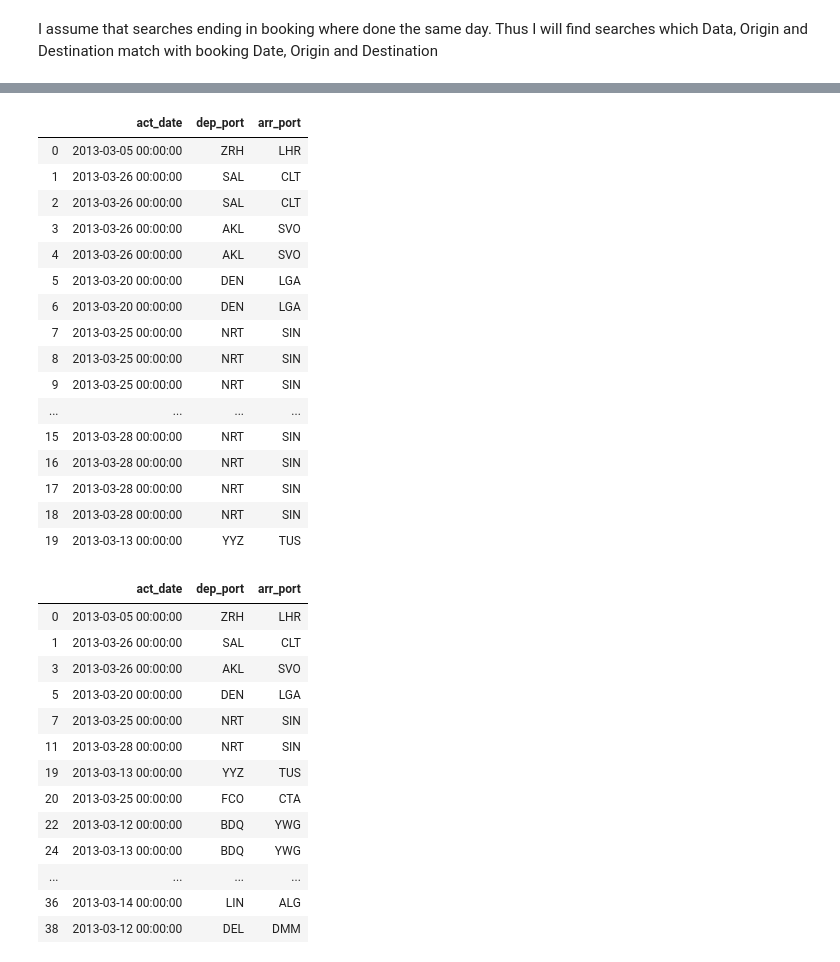
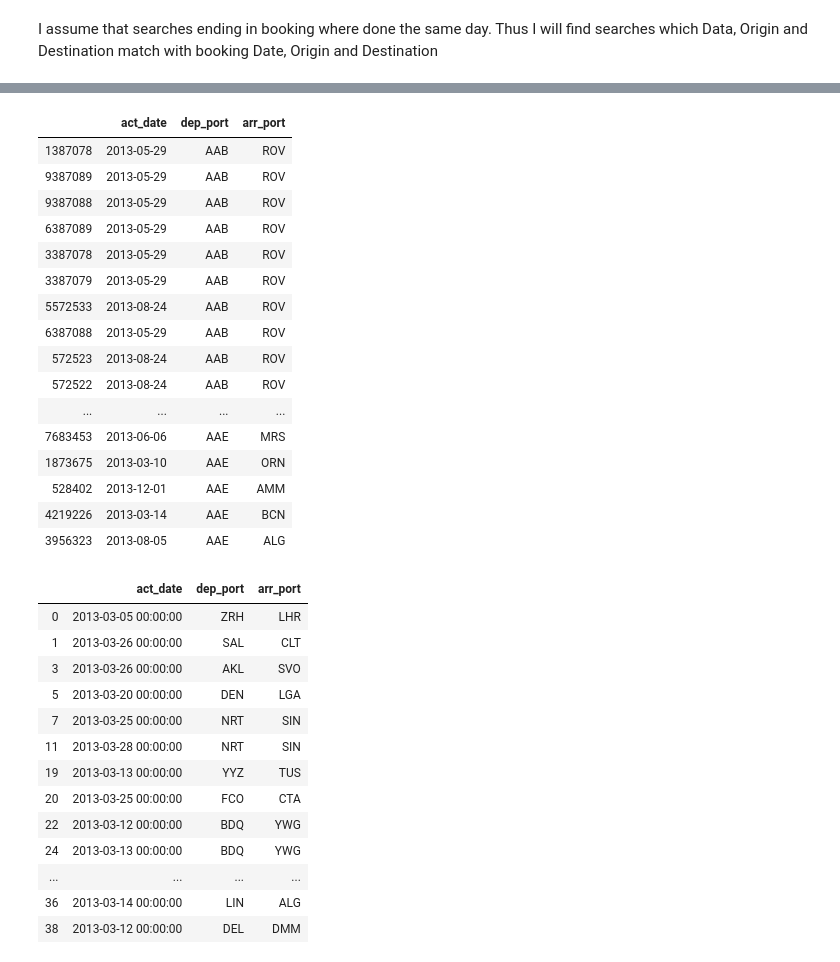
Before and after one commit to angelrps/MasterDataScience, a Jupyter notebook: 200111_DataScienceChallenge/Amadeus_Challenge_Test.ipynb, the cells around one changed output, grey strips where cells are left out. Drawn from its saved outputs; the diff is of its cells as text; code cells hidden in the pictures.

```diff
--- a/200111_DataScienceChallenge/Amadeus_Challenge_Test.ipynb
+++ b/200111_DataScienceChallenge/Amadeus_Challenge_Test.ipynb
@@ -208,5 +209,6 @@ dfsearches.head()
 I assume that searches ending in booking where done the same day. Thus I will find searches which Data, Origin and Destination match with booking Date, Origin and Destination
 # %%
 bookingsShort = dfbookings[['act_date           ','dep_port', 'arr_port']]
-bookingsShort.sort_values(by=['dep_port'])
+bookingsShort['act_date           '] = bookingsShort['act_date           '].str[:10]
+c = bookingsShort.sort_values(by=['dep_port'])
 # %% [output]
@@ -226,23 +219,23 @@ bookingsShort.sort_values(by=['dep_port'])
-# %%
-bookingsShort.head(20)
-# %% [output]
-|  | act_date | dep_port | arr_port |
-| 0 | 2013-03-05 00:00:00 | ZRH | LHR |
-| 1 | 2013-03-26 00:00:00 | SAL | CLT |
-| 2 | 2013-03-26 00:00:00 | SAL | CLT |
-| 3 | 2013-03-26 00:00:00 | AKL | SVO |
-| 4 | 2013-03-26 00:00:00 | AKL | SVO |
-| 5 | 2013-03-20 00:00:00 | DEN | LGA |
-| 6 | 2013-03-20 00:00:00 | DEN | LGA |
-| 7 | 2013-03-25 00:00:00 | NRT | SIN |
-| 8 | 2013-03-25 00:00:00 | NRT | SIN |
-| 9 | 2013-03-25 00:00:00 | NRT | SIN |
-| ... | ... | ... | ... |
-| 15 | 2013-03-28 00:00:00 | NRT | SIN |
-| 16 | 2013-03-28 00:00:00 | NRT | SIN |
-| 17 | 2013-03-28 00:00:00 | NRT | SIN |
-| 18 | 2013-03-28 00:00:00 | NRT | SIN |
-| 19 | 2013-03-13 00:00:00 | YYZ | TUS |
+# %%
+c.head(50)
+# %% [output]
+|  | act_date | dep_port | arr_port |
+| 1387078 | 2013-05-29 | AAB | ROV |
+| 9387089 | 2013-05-29 | AAB | ROV |
+| 9387088 | 2013-05-29 | AAB | ROV |
+| 6387089 | 2013-05-29 | AAB | ROV |
+| 3387078 | 2013-05-29 | AAB | ROV |
+| 3387079 | 2013-05-29 | AAB | ROV |
+| 5572533 | 2013-08-24 | AAB | ROV |
+| 6387088 | 2013-05-29 | AAB | ROV |
+| 572523 | 2013-08-24 | AAB | ROV |
+| 572522 | 2013-08-24 | AAB | ROV |
+| ... | ... | ... | ... |
+| 7683453 | 2013-06-06 | AAE | MRS |
+| 1873675 | 2013-03-10 | AAE | ORN |
+| 528402 | 2013-12-01 | AAE | AMM |
+| 4219226 | 2013-03-14 | AAE | BCN |
+| 3956323 | 2013-08-05 | AAE | ALG |
 # %%
 n = bookingsShort.drop_duplicates()
 n.head(20)
```
Also changed, not shown: parts of 2 cells of this notebook.
